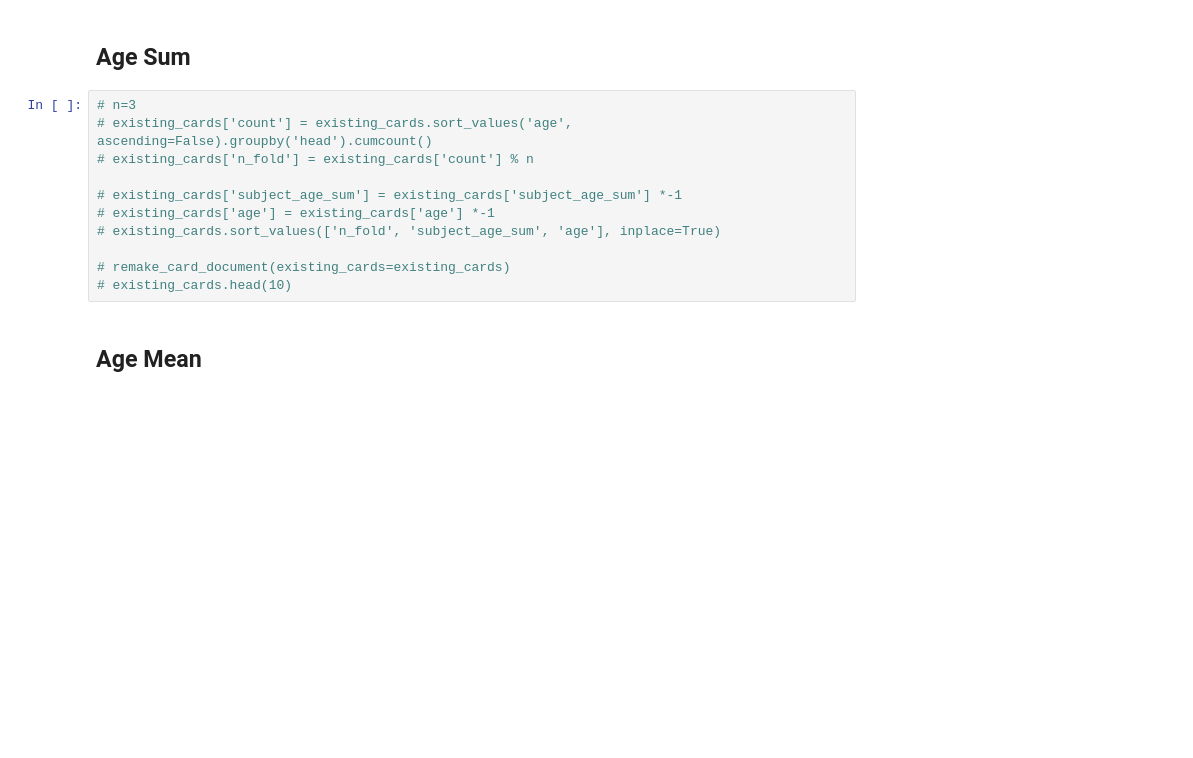
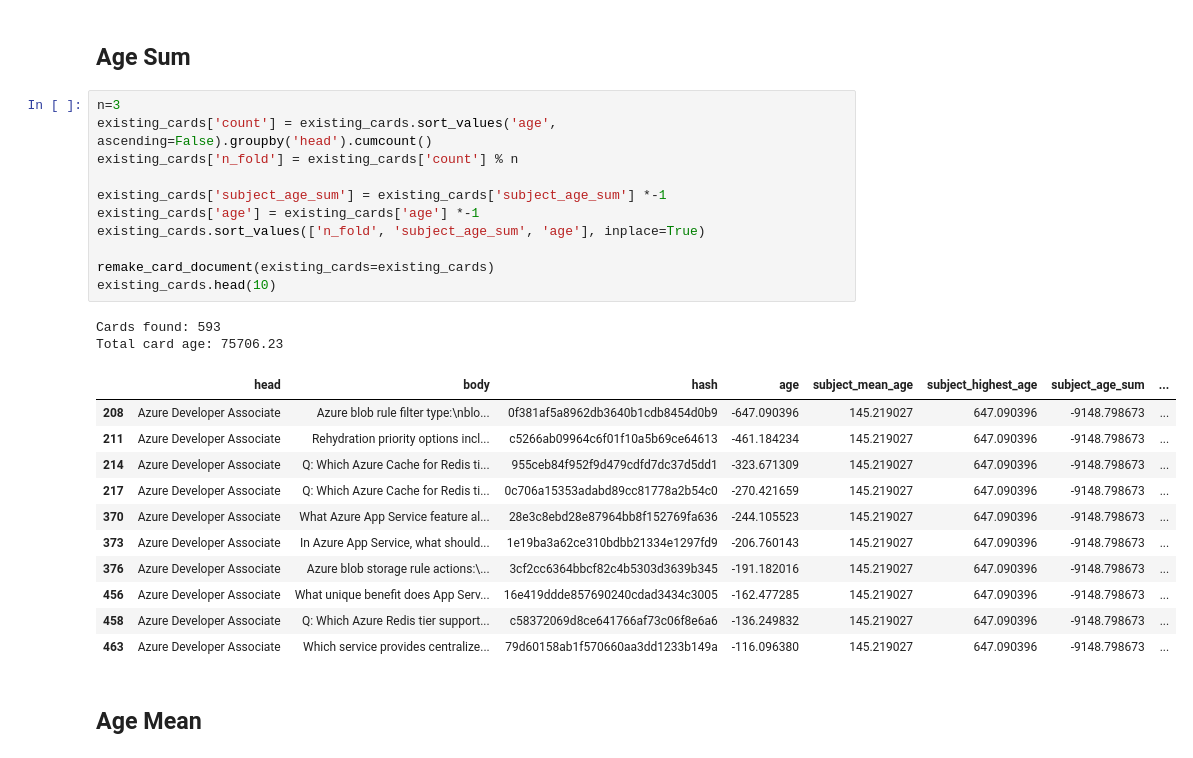
Before and after one commit to JayTY94/Certcards-refresh, a Jupyter notebook: shuffle.ipynb, the cells around one changed output. Drawn from its saved outputs; the diff is of its cells as text; blank space fills up the shorter version.

```diff
--- a/shuffle.ipynb
+++ b/shuffle.ipynb
@@ -184,16 +184,30 @@ sum of ages: ~ 75496.82
 # %% [markdown]
 ## Age Sum
 # %%
-# n=3
-# existing_cards['count'] = existing_cards.sort_values('age', ascending=False).groupby('head').cumcount()
-# existing_cards['n_fold'] = existing_cards['count'] % n
+n=3
+existing_cards['count'] = existing_cards.sort_values('age', ascending=False).groupby('head').cumcount()
+existing_cards['n_fold'] = existing_cards['count'] % n
 
-# existing_cards['subject_age_sum'] = existing_cards['subject_age_sum'] *-1
-# existing_cards['age'] = existing_cards['age'] *-1
-# existing_cards.sort_values(['n_fold', 'subject_age_sum', 'age'], inplace=True)
+existing_cards['subject_age_sum'] = existing_cards['subject_age_sum'] *-1
+existing_cards['age'] = existing_cards['age'] *-1
+existing_cards.sort_values(['n_fold', 'subject_age_sum', 'age'], inplace=True)
 
-# remake_card_document(existing_cards=existing_cards)
-# existing_cards.head(10)
+remake_card_document(existing_cards=existing_cards)
+existing_cards.head(10)
+# %% [output]
+Cards found: 593
+Total card age: 75706.23
+|  | head | body | hash | age | subject_mean_age | subject_highest_age | subject_age_sum | ... |
+| 208 | Azure Developer Associate | Azure blob rule filter type:\nblo... | 0f381af5a8962db3640b1cdb8454d0b9 | -647.090396 | 145.219027 | 647.090396 | -9148.798673 | ... |
+| 211 | Azure Developer Associate | Rehydration priority options incl... | c5266ab09964c6f01f10a5b69ce64613 | -461.184234 | 145.219027 | 647.090396 | -9148.798673 | ... |
+| 214 | Azure Developer Associate | Q: Which Azure Cache for Redis ti... | 955ceb84f952f9d479cdfd7dc37d5dd1 | -323.671309 | 145.219027 | 647.090396 | -9148.798673 | ... |
+| 217 | Azure Developer Associate | Q: Which Azure Cache for Redis ti... | 0c706a15353adabd89cc81778a2b54c0 | -270.421659 | 145.219027 | 647.090396 | -9148.798673 | ... |
+| 370 | Azure Developer Associate | What Azure App Service feature al... | 28e3c8ebd28e87964bb8f152769fa636 | -244.105523 | 145.219027 | 647.090396 | -9148.798673 | ... |
+| 373 | Azure Developer Associate | In Azure App Service, what should... | 1e19ba3a62ce310bdbb21334e1297fd9 | -206.760143 | 145.219027 | 647.090396 | -9148.798673 | ... |
+| 376 | Azure Developer Associate | Azure blob storage rule actions:\... | 3cf2cc6364bbcf82c4b5303d3639b345 | -191.182016 | 145.219027 | 647.090396 | -9148.798673 | ... |
+| 456 | Azure Developer Associate | What unique benefit does App Serv... | 16e419ddde857690240cdad3434c3005 | -162.477285 | 145.219027 | 647.090396 | -9148.798673 | ... |
+| 458 | Azure Developer Associate | Q: Which Azure Redis tier support... | c58372069d8ce641766af73c06f8e6a6 | -136.249832 | 145.219027 | 647.090396 | -9148.798673 | ... |
+| 463 | Azure Developer Associate | Which service provides centralize... | 79d60158ab1f570660aa3dd1233b149a | -116.096380 | 145.219027 | 647.090396 | -9148.798673 | ... |
 # %% [markdown]
 ## Age Mean
 # %%
```
Also changed, not shown: parts of 5 cells of this notebook, 3 other files.
